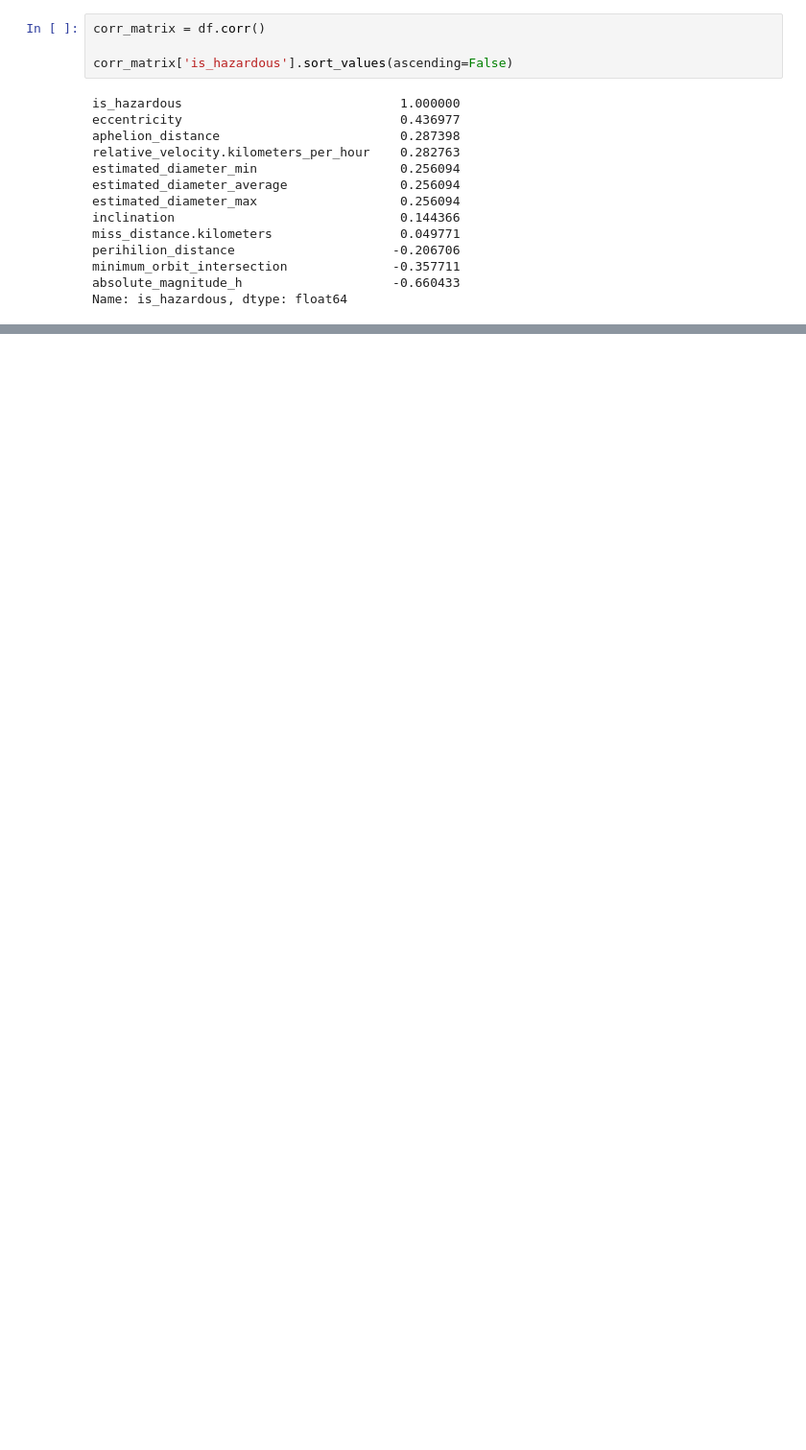
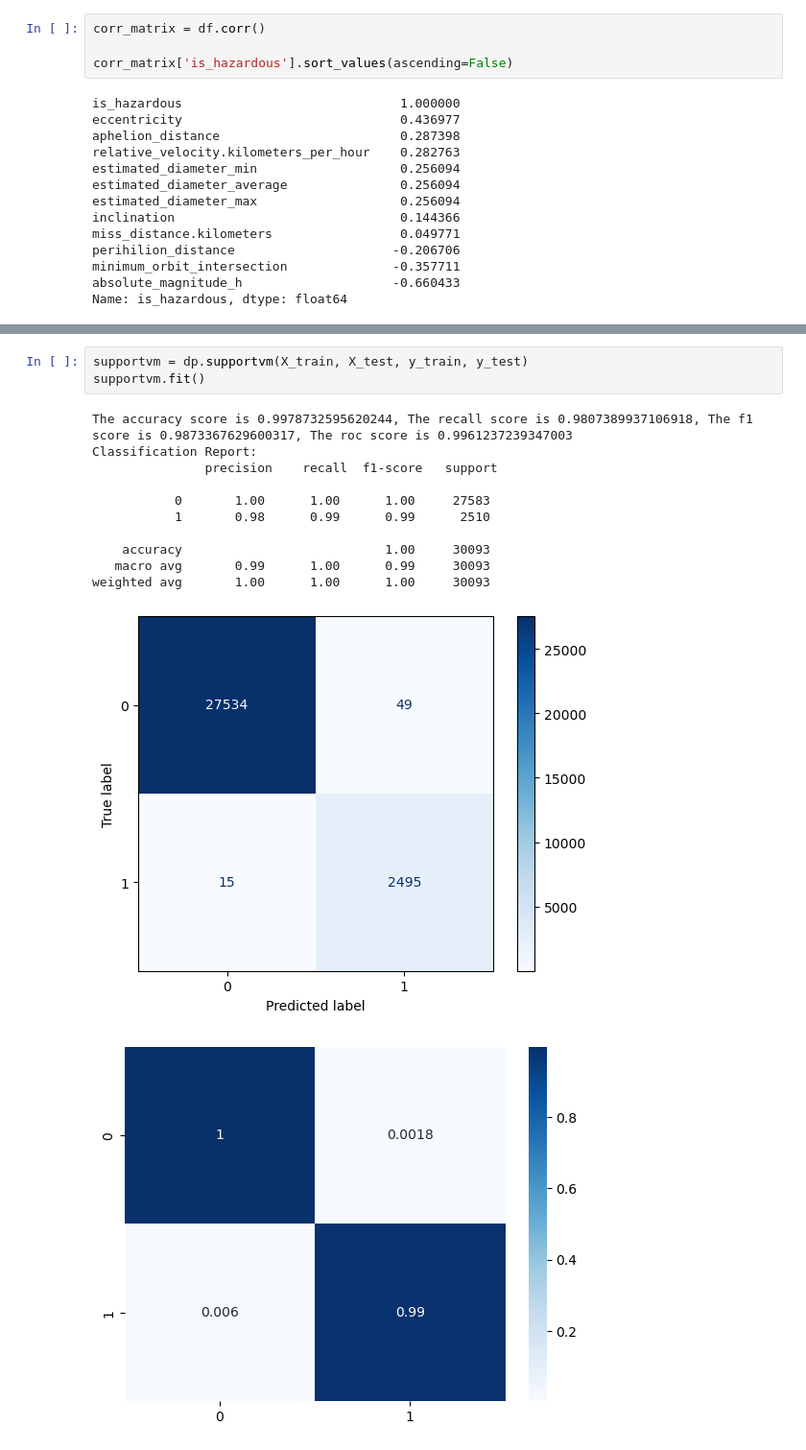
Before and after one commit to PBustamante65/NEO, a Jupyter notebook: API_test/NEOAPI.ipynb, the cells around one changed output, grey strips where cells are left out. Shown at 96% size. Drawn from its saved outputs; the diff is of its cells as text; blank space fills up the shorter version.

```diff
--- a/API_test/NEOAPI.ipynb
+++ b/API_test/NEOAPI.ipynb
@@ -102,0 +82,16 @@ weighted avg       0.96      0.95      0.95     55167
+# %%
+supportvm = dp.supportvm(X_train, X_test, y_train, y_test)
+supportvm.fit()
+# %% [output]
+The accuracy score is 0.9978732595620244, The recall score is 0.9807389937106918, The f1 score is 0.9873367629600317, The roc score is 0.9961237239347003
+Classification Report:
+               precision    recall  f1-score   support
+
+           0       1.00      1.00      1.00     27583
+           1       0.98      0.99      0.99      2510
+
+    accuracy                           1.00     30093
+   macro avg       0.99      1.00      0.99     30093
+weighted avg       1.00      1.00      1.00     30093
+[figure, added]
+[figure, added]
```
Also changed, not shown: parts of 3 cells of this notebook, 2 other files.
